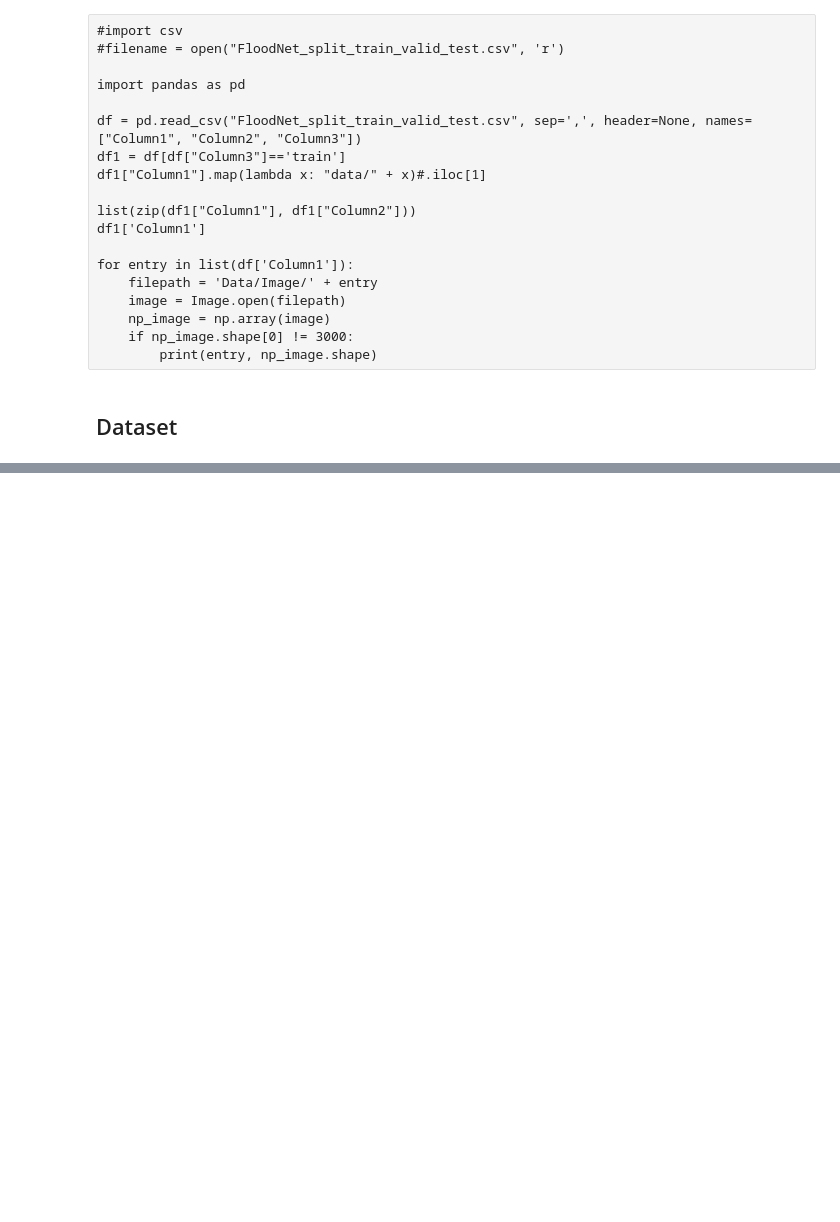
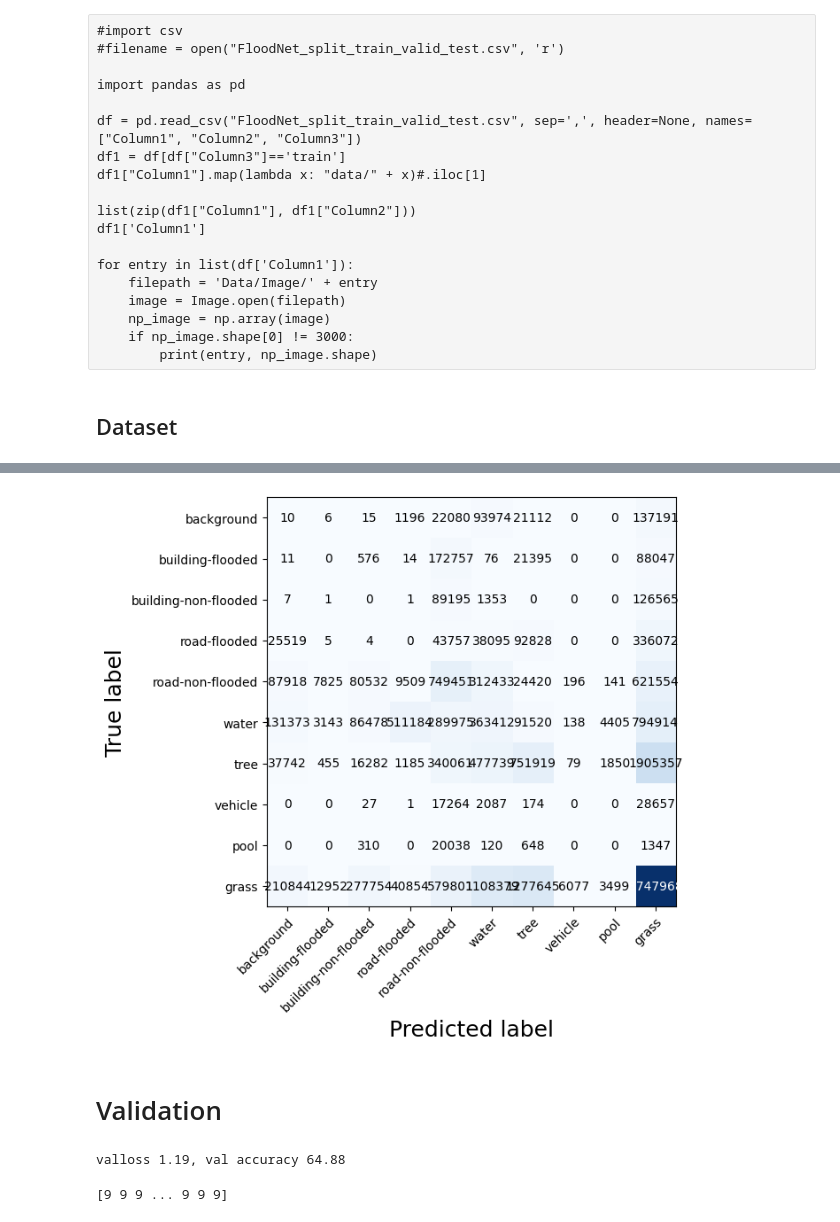
Before and after one commit to leamarxen/ENV-540-Floodnet, a Jupyter notebook: floodnet.ipynb, the cells around one changed output, grey strips where cells are left out. Cells and saved outputs as stored; diff of their text form; code cells hidden in the pictures; blank space fills up the shorter version.

Commit message:
newest version (added validation)

```diff
--- a/floodnet.ipynb
+++ b/floodnet.ipynb
@@ -212,0 +580,21 @@ tensor([[[[ 0.8736, -0.0234, -0.0860],
+# %%
+def print_confusion_matrix(prediction, ground_truth, save_name='train_confusion_matrix'):
+    labels_in_data = []
+    for key in FloodData.LABEL_CLASSES.keys():
+        if FloodData.LABEL_CLASSES[key] in ground_truth:
+            labels_in_data.append(key)
+
+    cm = confusion_matrix(y_true=ground_truth, y_pred=prediction)
+    fig, ax = plot_confusion_matrix(conf_mat=cm, figsize=(6, 6), cmap="Blues", class_names=labels_in_data)
+    plt.xlabel('Predicted label', fontsize=18)
+    plt.ylabel('True label', fontsize=18)
+    fig.savefig(save_name+'.pdf', format='pdf', bbox_inches = 'tight')
+# %%
+train_pred_new = np.concatenate(np.concatenate(train_pred))
+train_ground_truth_new = np.concatenate(np.concatenate(train_ground_truth))
+
+print_confusion_matrix(train_pred_new, train_ground_truth_new)
+# %% [output]
+[figure, added]
+# %% [markdown]
+# Validation
@@ -212,0 +632,33 @@ tensor([[[[ 0.8736, -0.0234, -0.0860],
+# %%
+# store stats
+losses, accuracies, predictions, ground_truths = [], [], [], []
+
+i=1
+for batch in val_dl:
+    # TODO run prediction_step
+    loss, accuracy, prediction, ground_truth = prediction_step(batch, model)
+
+    # append to stats
+    losses.append(loss.cpu().detach().numpy())
+    accuracies.append(accuracy)
+    predictions.append(prediction)
+    ground_truths.append(ground_truth)
+
+    if i>5:
+        break
+    i+=1
+
+# average val losses and accuracies over batches
+losses, accuracies = np.stack(losses).mean(), np.stack(accuracies).mean()
+predictions, ground_truths = np.stack(predictions), np.stack(ground_truths)
+
+print(f"valloss {losses:.2f}, val accuracy {accuracies*100:.2f}")
+# %% [output]
+valloss 1.19, val accuracy 64.88
+# %%
+val_pred_new = np.concatenate(np.concatenate(train_pred))
+val_ground_truth_new = np.concatenate(np.concatenate(train_ground_truth))
+
+print(val_pred_new)
+# %% [output]
+[9 9 9 ... 9 9 9]
```
Also changed, not shown: parts of 25 cells of this notebook, 3 other files.
